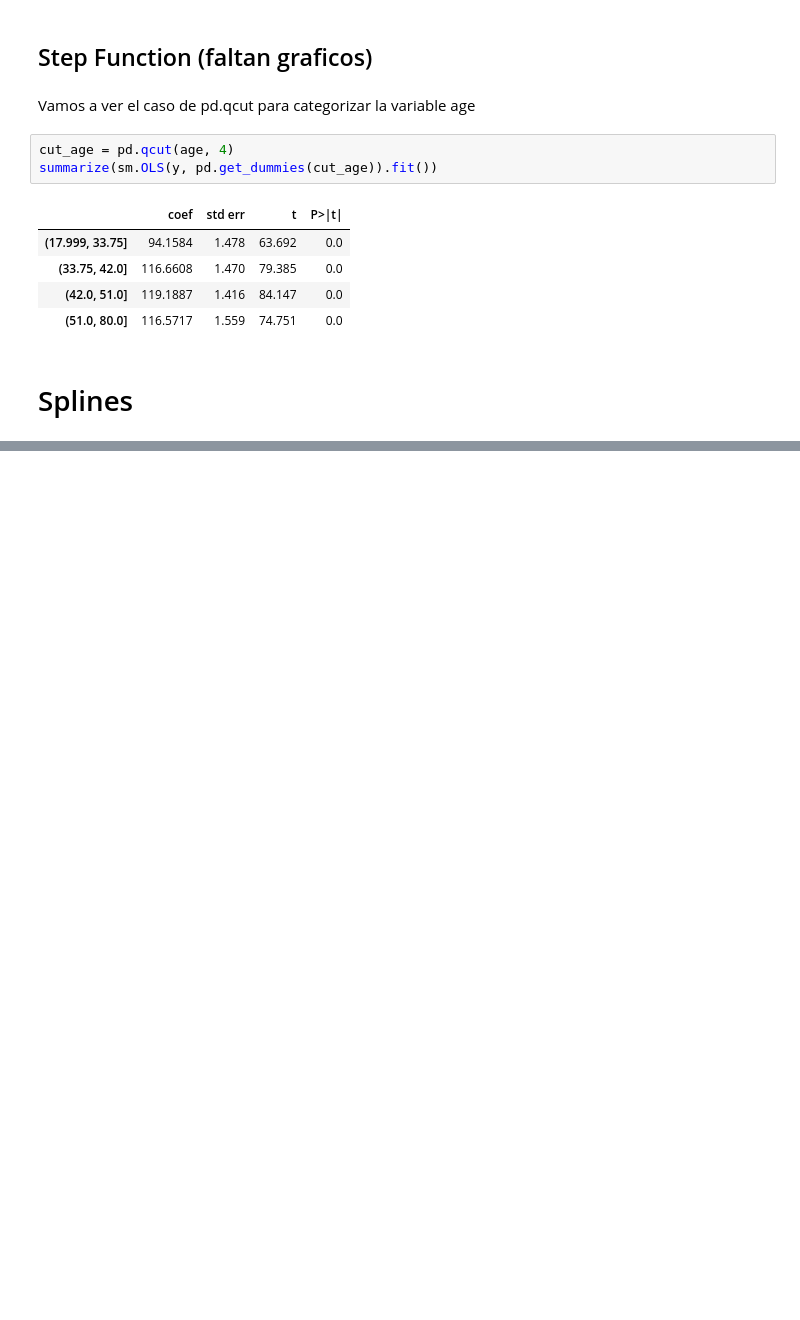
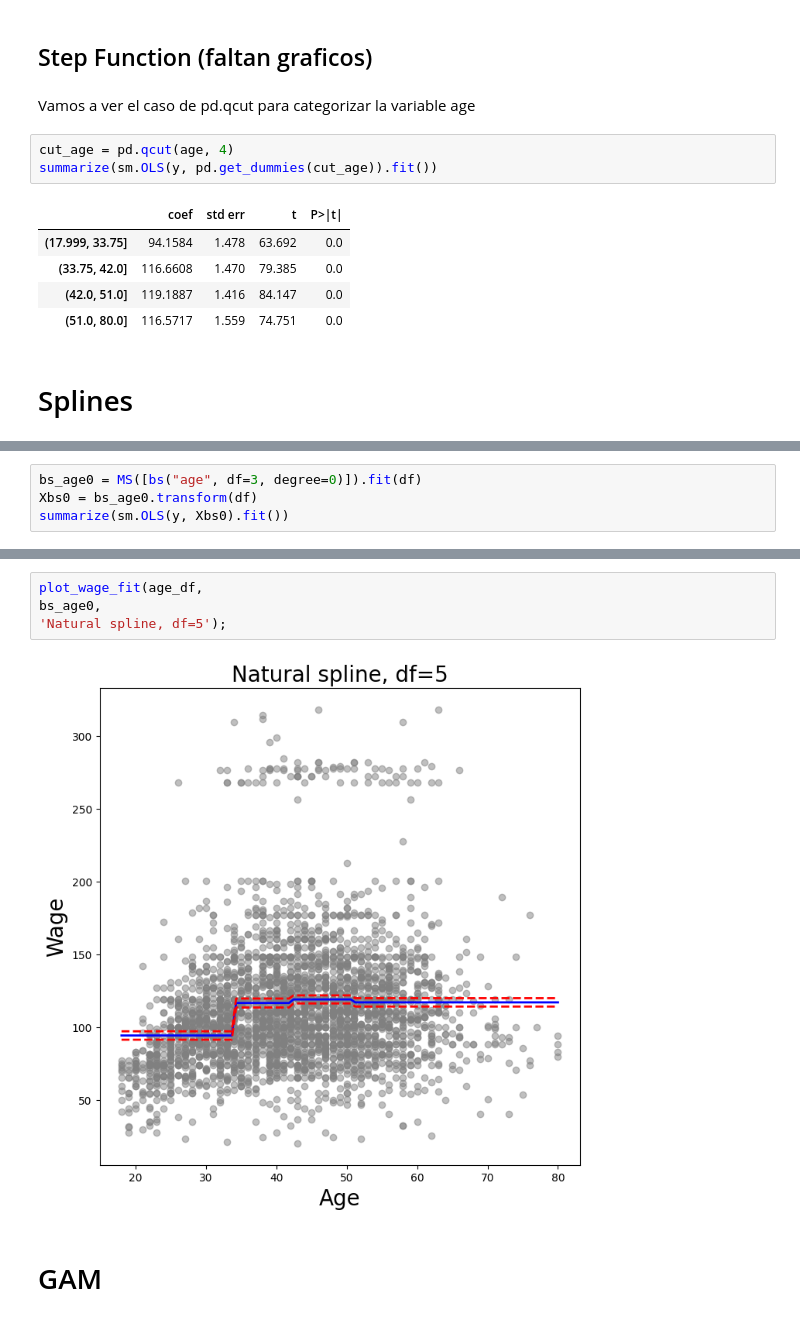
Before and after one commit to chuancao26/islp, a Jupyter notebook: LabNonLinearApproach.ipynb, the cells around one changed output, grey strips where cells are left out. Saved outputs shown, nothing was run; the diff lists cells and outputs as text; blank space fills up the shorter version.

```diff
--- a/LabNonLinearApproach.ipynb
+++ b/LabNonLinearApproach.ipynb
@@ -177,0 +209,4 @@ summarize(sm.OLS(y, pd.get_dummies(cut_age)).fit())
+# %%
+bs_age0 = MS([bs("age", df=3, degree=0)]).fit(df)
+Xbs0 = bs_age0.transform(df)
+summarize(sm.OLS(y, Xbs0).fit())
@@ -177,0 +239,8 @@ summarize(sm.OLS(y, pd.get_dummies(cut_age)).fit())
+# %%
+plot_wage_fit(age_df,
+bs_age0,
+'Natural spline, df=5');
+# %% [output]
+[figure, added]
+# %% [markdown]
+# GAM
```
Also changed, not shown: parts of 13 cells of this notebook.
